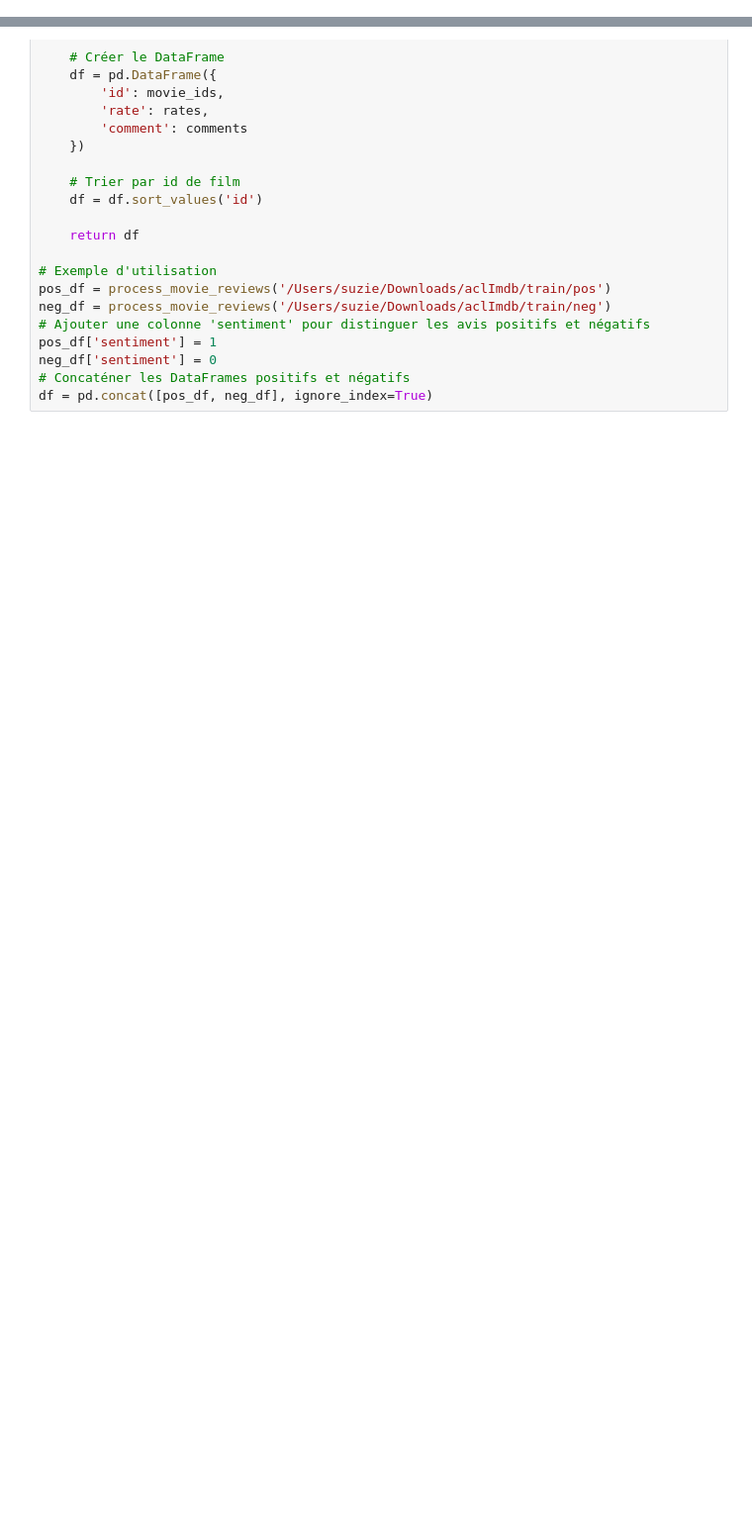
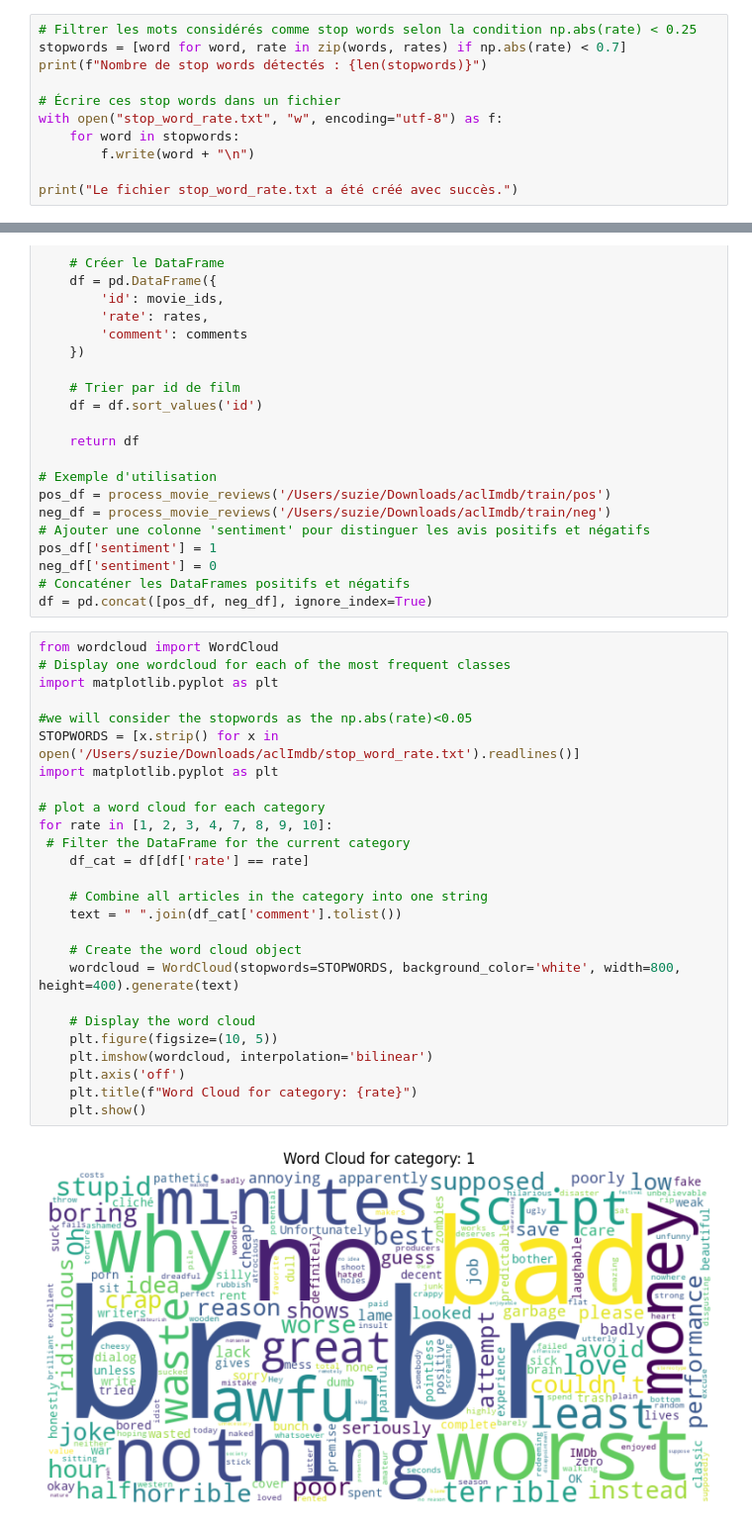
Before and after one commit to mchabrol/NLP-sentiment-analysis, a Jupyter notebook: analysis.ipynb, the cells around one changed output, grey strips where cells are left out. Shown at 99% size. Cells and saved outputs as stored; diff of their text form; blank space fills up the shorter version.

```diff
--- a/analysis.ipynb
+++ b/analysis.ipynb
@@ -56,3 +56,14 @@ Number of words: 89527
 Embedding dimension: (89527,)
 
 First few words and their expected rates [('the', np.float64(0.0490972013402)), ('and', np.float64(0.201363575849)), ('a', np.float64(0.0333946807184)), ('of', np.float64(0.099837669572)), ('to', np.f ...
+# %%
+# Filtrer les mots considérés comme stop words selon la condition np.abs(rate) < 0.25
+stopwords = [word for word, rate in zip(words, rates) if np.abs(rate) < 0.7]
+print(f"Nombre de stop words détectés : {len(stopwords)}")
+
+# Écrire ces stop words dans un fichier
+with open("stop_word_rate.txt", "w", encoding="utf-8") as f:
+    for word in stopwords:
+        f.write(word + "\n")
+
+print("Le fichier stop_word_rate.txt a été créé avec succès.")
@@ -113,3 +127,31 @@ pos_df['sentiment'] = 1
 neg_df['sentiment'] = 0
 # Concaténer les DataFrames positifs et négatifs
 df = pd.concat([pos_df, neg_df], ignore_index=True)
+# %%
+from wordcloud import WordCloud
+# Display one wordcloud for each of the most frequent classes
+import matplotlib.pyplot as plt
+
+#we will consider the stopwords as the np.abs(rate)<0.05
+STOPWORDS = [x.strip() for x in open('/Users/suzie/Downloads/aclImdb/stop_word_rate.txt').readlines()]
+import matplotlib.pyplot as plt
+
+# plot a word cloud for each category
+for rate in [1, 2, 3, 4, 7, 8, 9, 10]:
+ # Filter the DataFrame for the current category
+    df_cat = df[df['rate'] == rate]
+
+    # Combine all articles in the category into one string
+    text = " ".join(df_cat['comment'].tolist())
+
+    # Create the word cloud object
+    wordcloud = WordCloud(stopwords=STOPWORDS, background_color='white', width=800, height=400).generate(text)
+
+    # Display the word cloud
+    plt.figure(figsize=(10, 5))
+    plt.imshow(wordcloud, interpolation='bilinear')
+    plt.axis('off')
+    plt.title(f"Word Cloud for category: {rate}")
+    plt.show()
+# %% [output]
+[figure, added]
```
Also changed, not shown: parts of 2 cells of this notebook.
